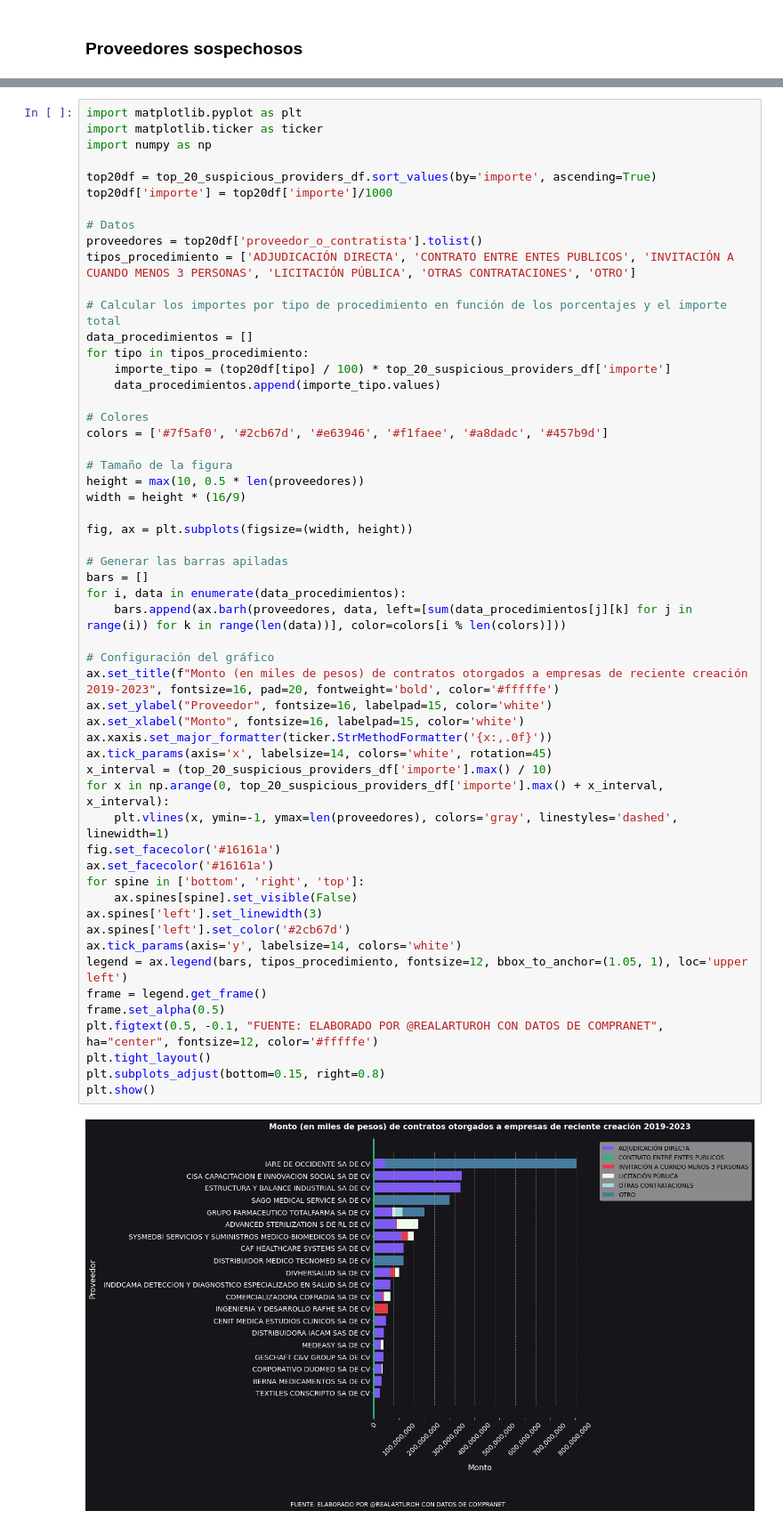
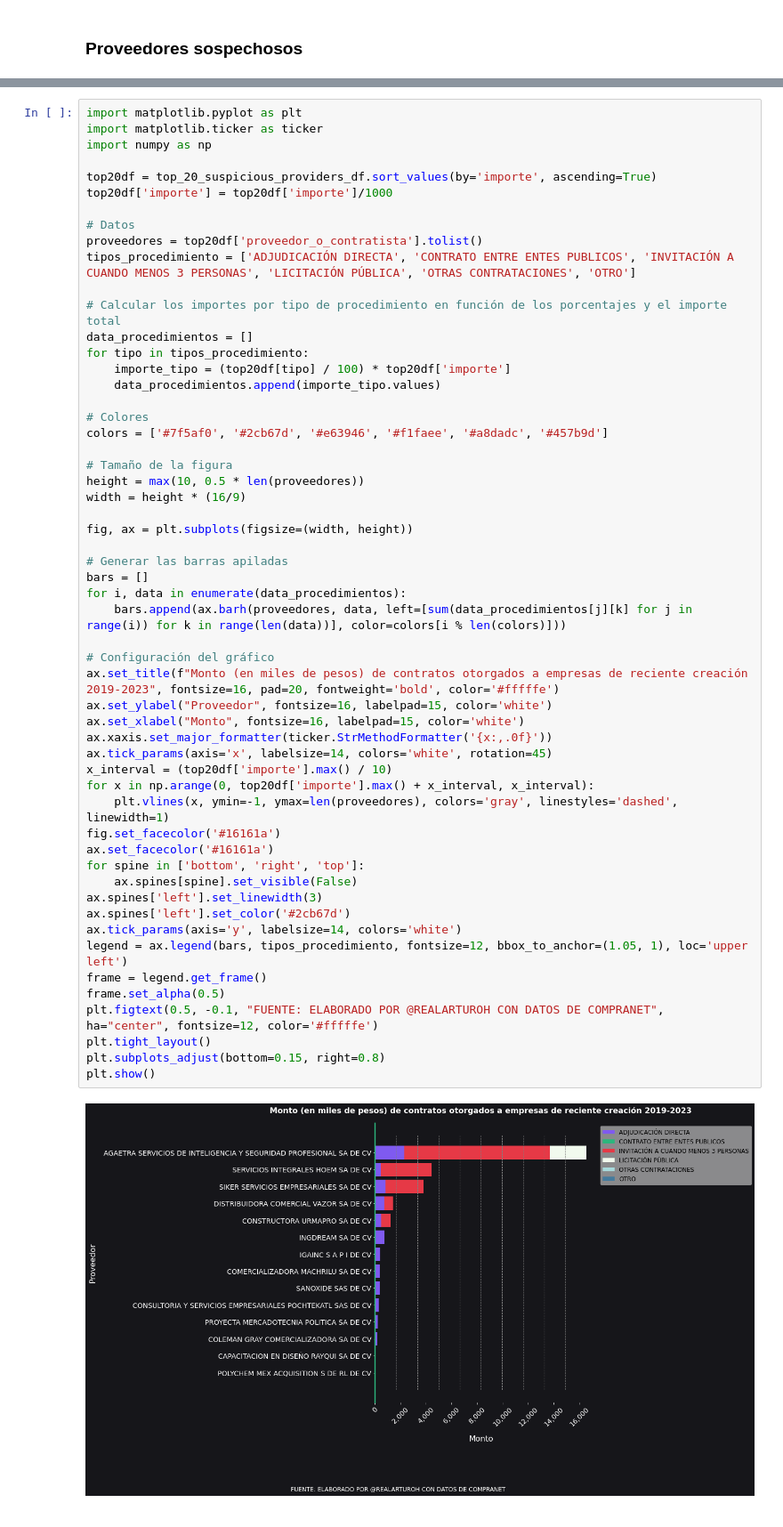
Before and after one commit to artiherrera/analisis_compranet, a Jupyter notebook: notebooks/2.0-buscador_consolidado.ipynb, the cells around one changed output, grey strips where cells are left out. Shown at 89% size. Cells and saved outputs as stored; diff of their text form.

```diff
--- a/notebooks/2.0-buscador_consolidado.ipynb
+++ b/notebooks/2.0-buscador_consolidado.ipynb
@@ -475,7 +493,7 @@ tipos_procedimiento = ['ADJUDICACIÓN DIRECTA', 'CONTRATO ENTRE ENTES PUBLICOS',
 # Calcular los importes por tipo de procedimiento en función de los porcentajes y el importe total
 data_procedimientos = []
 for tipo in tipos_procedimiento:
-    importe_tipo = (top20df[tipo] / 100) * top_20_suspicious_providers_df['importe']
+    importe_tipo = (top20df[tipo] / 100) * top20df['importe']
     data_procedimientos.append(importe_tipo.values)
 
 # Colores
@@ -487,33 +505,33 @@ width = height * (16/9)
 
 fig, ax = plt.subplots(figsize=(width, height))
 
 # Generar las barras apiladas
 bars = []
 for i, data in enumerate(data_procedimientos):
     bars.append(ax.barh(proveedores, data, left=[sum(data_procedimientos[j][k] for j in range(i)) for k in range(len(data))], color=colors[i % len(colors)]))
 
 # Configuración del gráfico
 ax.set_title(f"Monto (en miles de pesos) de contratos otorgados a empresas de reciente creación 2019-2023", fontsize=16, pad=20, fontweight='bold', color='#fffffe')
 ax.set_ylabel("Proveedor", fontsize=16, labelpad=15, color='white')
 ax.set_xlabel("Monto", fontsize=16, labelpad=15, color='white')
 ax.xaxis.set_major_formatter(ticker.StrMethodFormatter('{x:,.0f}'))
 ax.tick_params(axis='x', labelsize=14, colors='white', rotation=45)
-x_interval = (top_20_suspicious_providers_df['importe'].max() / 10)
-for x in np.arange(0, top_20_suspicious_providers_df['importe'].max() + x_interval, x_interval):
+x_interval = (top20df['importe'].max() / 10)
+for x in np.arange(0, top20df['importe'].max() + x_interval, x_interval):
     plt.vlines(x, ymin=-1, ymax=len(proveedores), colors='gray', linestyles='dashed', linewidth=1)
 fig.set_facecolor('#16161a')
 ax.set_facecolor('#16161a')
 for spine in ['bottom', 'right', 'top']:
     ax.spines[spine].set_visible(False)
 ax.spines['left'].set_linewidth(3)
 ax.spines['left'].set_color('#2cb67d')
 ax.tick_params(axis='y', labelsize=14, colors='white')
 legend = ax.legend(bars, tipos_procedimiento, fontsize=12, bbox_to_anchor=(1.05, 1), loc='upper left')
 frame = legend.get_frame()
 frame.set_alpha(0.5)
 plt.figtext(0.5, -0.1, "FUENTE: ELABORADO POR @REALARTUROH CON DATOS DE COMPRANET", ha="center", fontsize=12, color='#fffffe')
 plt.tight_layout()
 plt.subplots_adjust(bottom=0.15, right=0.8)
 plt.show()
 # %% [output]
-[figure, old version]
+[figure, new version]
```
Also changed, not shown: parts of 7 cells of this notebook, 1 other file.
